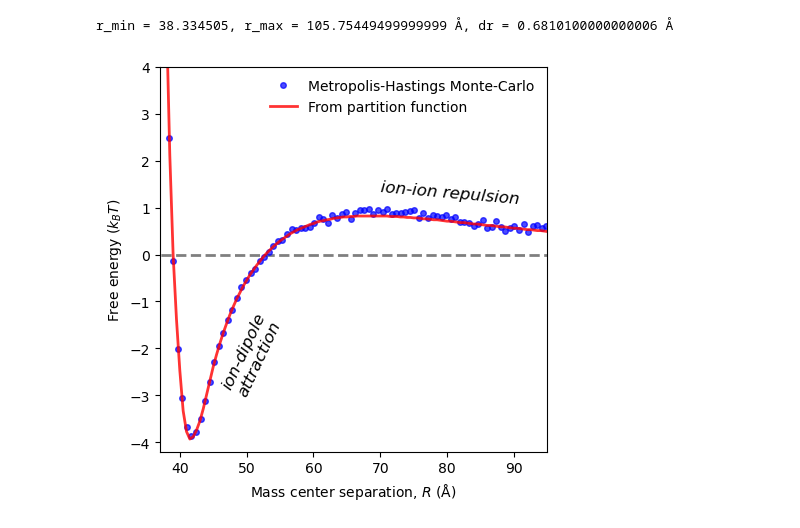
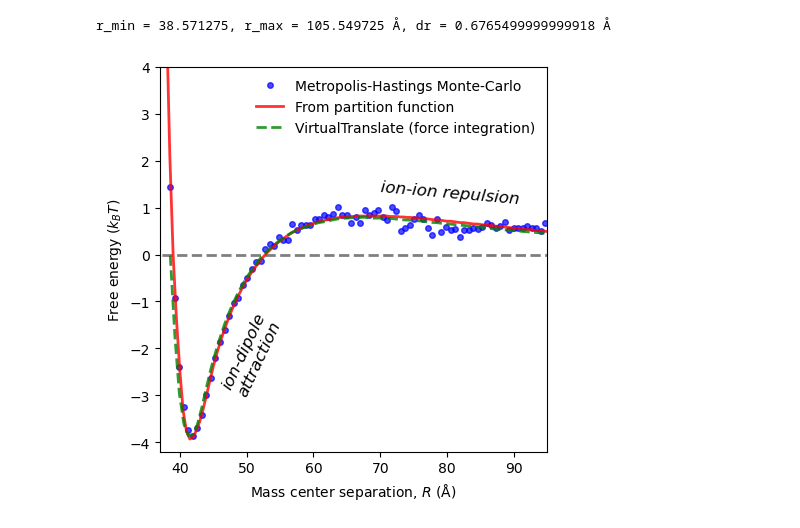
Before and after one commit to mlund/faunus-rs, a Jupyter notebook: faunus/examples/twobody/twobody.ipynb, the cells around one changed output. Drawn from its saved outputs; the diff is of its cells as text; code cells hidden in the pictures.

```diff
--- a/faunus/examples/twobody/twobody.ipynb
+++ b/faunus/examples/twobody/twobody.ipynb
@@ -17,21 +62,32 @@ def com_distance_to_pmf(file, bins):
 # %%
 fig, ax = plt.subplots(nrows=1, figsize=(5, 5))
 r, pmf = com_distance_to_pmf("com_distance.dat.gz", bins=100)
-ax.hlines(0, xmin=r[0]-10, xmax=r[-1]+10, color='k', alpha=0.5, ls='--', lw=2)
-ax.plot(r, pmf - 0.7, 'bo', lw=3, label="Metropolis-Hastings Monte-Carlo", alpha=0.7, ms=4)
+ax.hlines(0, xmin=r[0] - 10, xmax=r[-1] + 10, color="k", alpha=0.5, ls="--", lw=2)
+ax.plot(
+    r, pmf - 0.7, "bo", lw=3, label="Metropolis-Hastings Monte-Carlo", alpha=0.7, ms=4
+)
 
-r, pmf = np.loadtxt("virialize-pmf.dat", usecols=[0,1], unpack=True)
-ax.plot(r, pmf, label="From partition function", lw=2, alpha=0.8, color='red')
+r_ref, pmf_ref = np.loadtxt("virialize-pmf.dat", usecols=[0, 1], unpack=True)
+ax.plot(r_ref, pmf_ref, label="From partition function", lw=2, alpha=0.8, color="red")
+
+r_vt, pmf_vt = virtual_translate_to_pmf(
+    "com_distance.dat.gz", "vt.dat.gz", bins=100, ref_r=r_ref, ref_pmf=pmf_ref
+)
+ax.plot(
+    r_vt, pmf_vt, "g--", lw=2, label="VirtualTranslate (force integration)", alpha=0.8
+)
 
 ax.set_ylabel("Free energy ($k_BT$)")
 ax.set_xlabel("Mass center separation, $R$ (Å)")
 ax.legend(loc=0, frameon=False)
 ax.set_xlim(37, 95)
 ax.set_ylim(-4.2, 4)
-ax.text(70, 1.1, "ion-ion repulsion", rotation=-5, fontstyle='italic', fontsize='large')
-ax.text(46, -3, "ion-dipole\nattraction", rotation=65, fontstyle='italic', fontsize='large')
+ax.text(70, 1.1, "ion-ion repulsion", rotation=-5, fontstyle="italic", fontsize="large")
+ax.text(
+    46, -3, "ion-dipole\nattraction", rotation=65, fontstyle="italic", fontsize="large"
+)
 plt.savefig("twobody.png", bbox_inches="tight", dpi=300)
 plt.show()
 # %% [output]
-r_min = 38.334505, r_max = 105.75449499999999 Å, dr = 0.6810100000000006 Å
+r_min = 38.571275, r_max = 105.549725 Å, dr = 0.6765499999999918 Å
-[figure, old version]
+[figure, new version]
```
Also changed, not shown: parts of 2 cells of this notebook, 3 other files.
